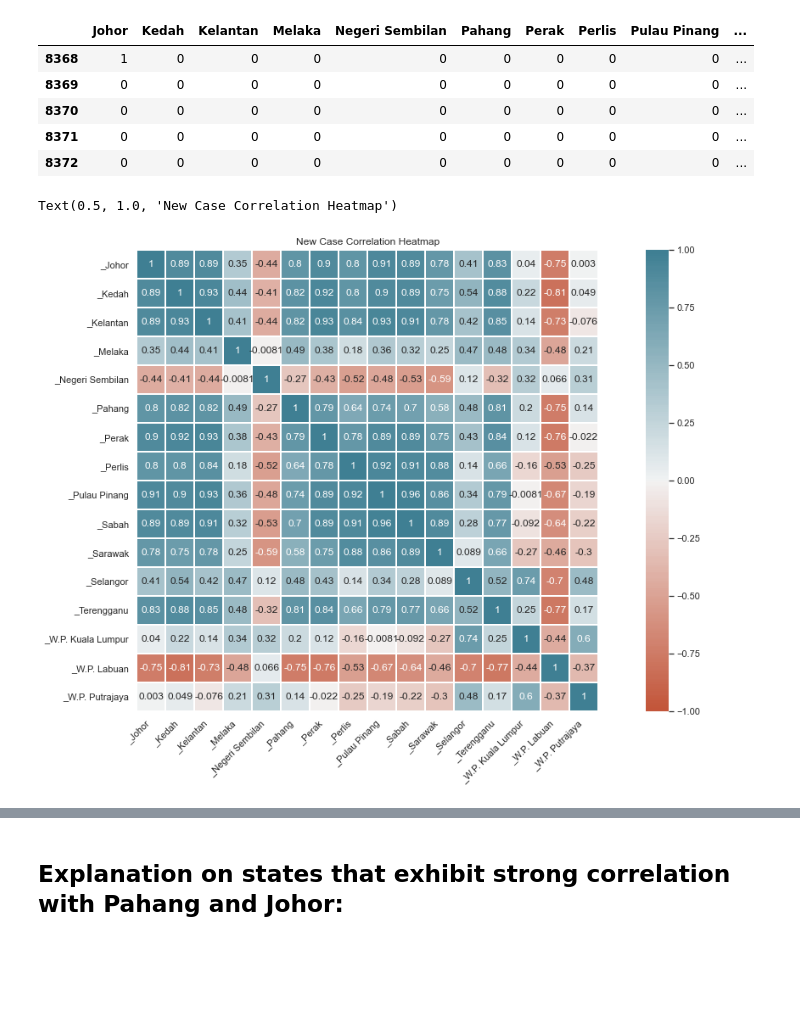
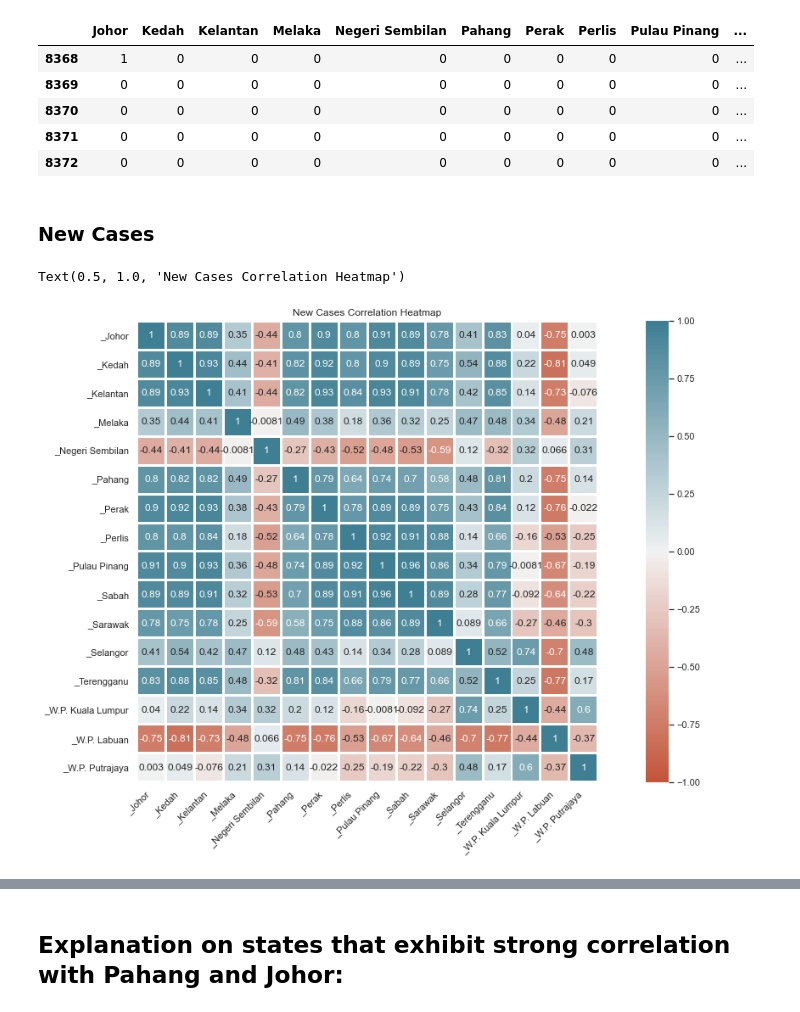
Before and after one commit to hanyikoh/Covid-19-Analysis-Streamlit, a Jupyter notebook: Question 3.ipynb, the cells around one changed output, grey strips where cells are left out. Drawn from its saved outputs; the diff is of its cells as text; code cells hidden in the pictures; blank space fills up the shorter version.

```diff
--- a/Question 3.ipynb
+++ b/Question 3.ipynb
@@ -960,24 +960,26 @@ state_case_recovered_df['date'] = date
 state_case_import_df = state_case_import_df.groupby([state_case_import_df['date']]).sum()
 state_case_new_df = state_case_new_df.groupby([state_case_new_df['date']]).sum()
 state_case_recovered_df = state_case_recovered_df.groupby([state_case_recovered_df['date']]).sum()
+# %% [markdown]
+### New Cases
 # %%
 corr = state_case_new_df.corr()
 fig, ax = plt.subplots(figsize=(20,10))
 ax = sns.heatmap(
     corr,
     vmin=-1, vmax=1, center=0,
     cmap=sns.diverging_palette(20, 220, n=200),
     square=True,
     annot = True,
     linewidths = 2
 )
 
 ax.set_xticklabels(
     ax.get_xticklabels(),
     rotation=45,
     horizontalalignment='right'
 )
-ax.set_title('New Case Correlation Heatmap')
+ax.set_title('New Cases Correlation Heatmap')
 # %% [output]
-Text(0.5, 1.0, 'New Case Correlation Heatmap')
+Text(0.5, 1.0, 'New Cases Correlation Heatmap')
-[figure, old version]
+[figure, new version]
```
Also changed, not shown: parts of 26 cells of this notebook.
